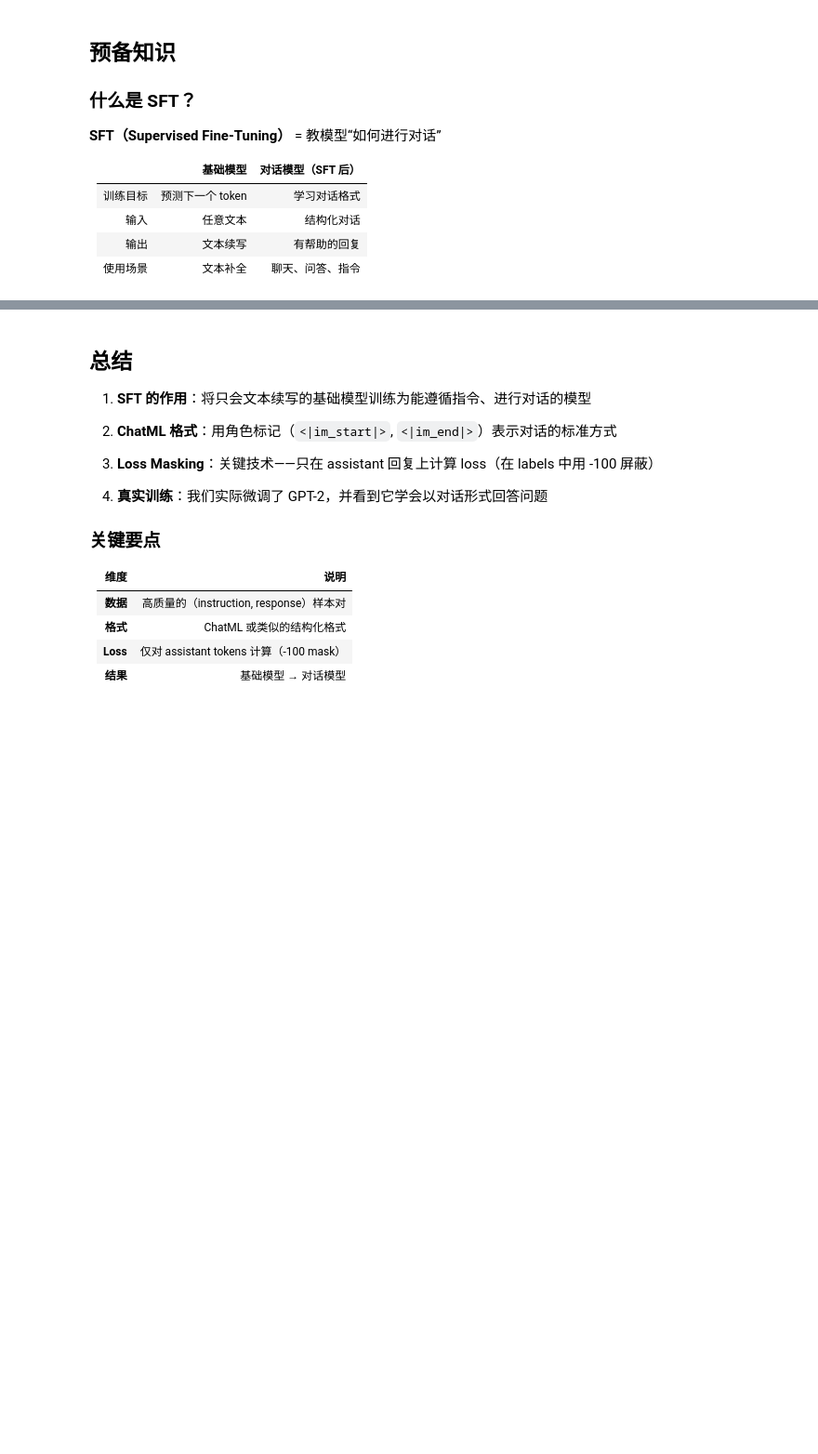
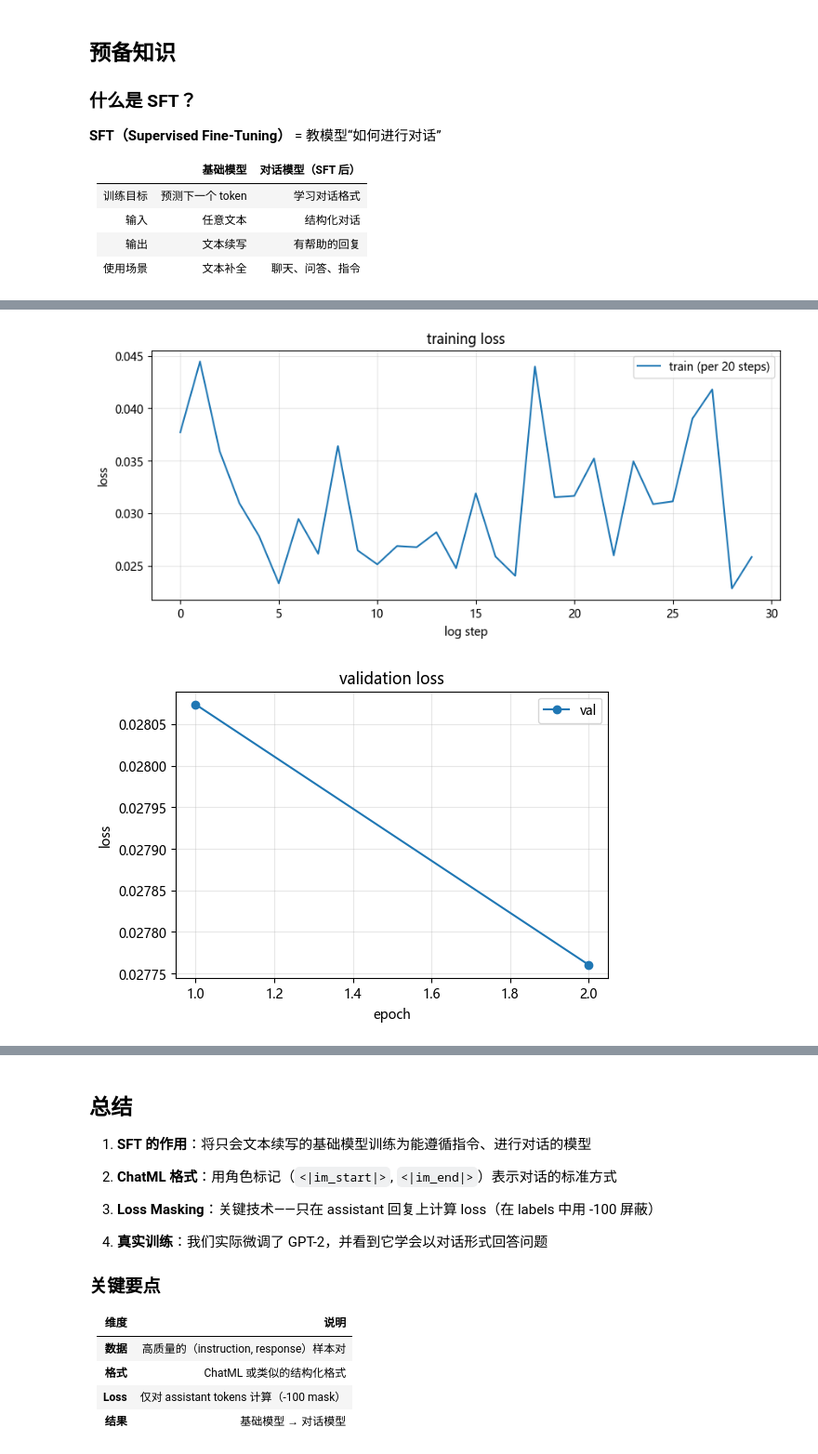
Before and after one commit to Greebbie/LLM-Agent-Core_Concept_Code, a Jupyter notebook: Ch8_SFT/Ch8_SFT.ipynb, the cells around one changed output, grey strips where cells are left out. Shown at 93% size. Saved outputs shown, nothing was run; the diff lists cells and outputs as text; code cells hidden in the pictures; blank space fills up the shorter version.

```diff
--- a/Ch8_SFT/Ch8_SFT.ipynb
+++ b/Ch8_SFT/Ch8_SFT.ipynb
@@ -1047,0 +543,5 @@ for record in TEST_RECORDS[:5]:
+# %%
+BATCH_SIZE = 8 if device.type == "cuda" else 4
+train_loader = DataLoader(train_ds, batch_size=BATCH_SIZE, shuffle=True, collate_fn=collate_fn)
+val_loader = DataLoader(val_ds, batch_size=BATCH_SIZE, shuffle=False, collate_fn=collate_fn)
+print("train batches:", len(train_loader), "| val batches:", len(val_loader))
@@ -1047,0 +800,21 @@ for record in TEST_RECORDS[:5]:
+# %%
+plt.figure(figsize=(10, 4))
+plt.plot(train_losses, label="train (per 20 steps)")
+plt.title("training loss")
+plt.xlabel("log step")
+plt.ylabel("loss")
+plt.grid(alpha=0.3)
+plt.legend()
+plt.show()
+
+plt.figure(figsize=(6, 4))
+plt.plot(range(1, len(val_losses) + 1), val_losses, marker="o", label="val")
+plt.title("validation loss")
+plt.xlabel("epoch")
+plt.ylabel("loss")
+plt.grid(alpha=0.3)
+plt.legend()
+plt.show()
+# %% [output]
+[figure, added]
+[figure, added]
```
Also changed, not shown: parts of 49 cells of this notebook, 3 other files.
